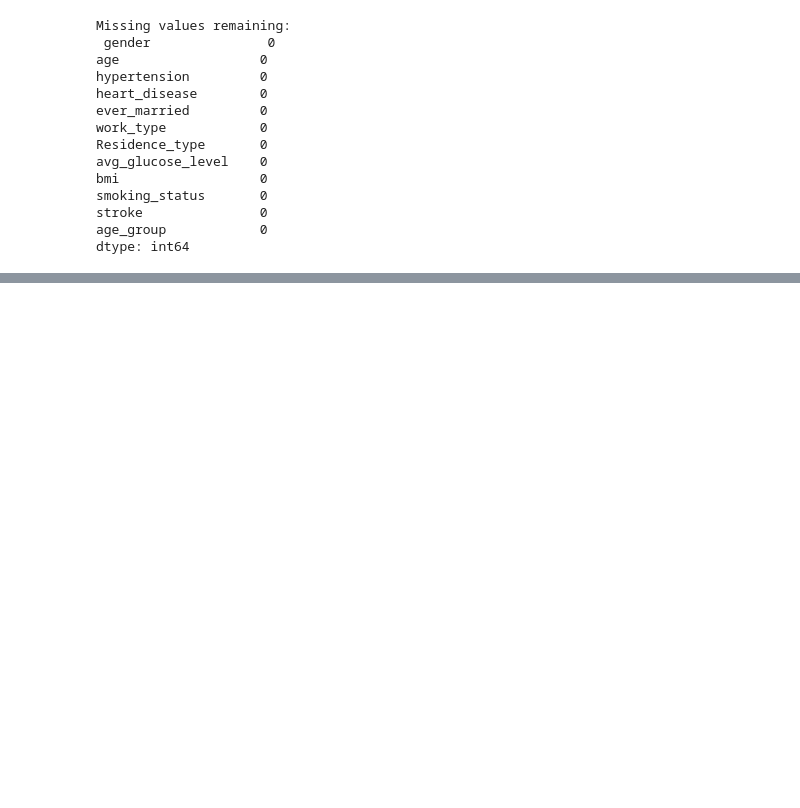
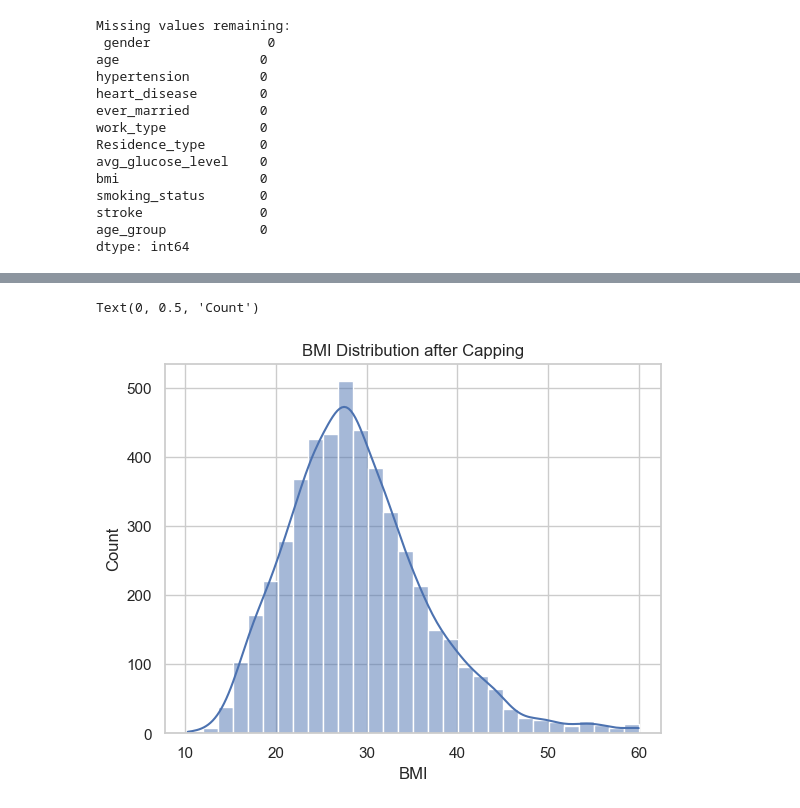
Before and after one commit to mazen4bs/stoke-prediction-machine-learning, a Jupyter notebook: stroke prediction/notebooks/stroke_analysis_phase1.ipynb, the cells around one changed output, grey strips where cells are left out. Cells and saved outputs as stored; diff of their text form; code cells hidden in the pictures; blank space fills up the shorter version.

```diff
--- a/stroke prediction/notebooks/stroke_analysis_phase1.ipynb
+++ b/stroke prediction/notebooks/stroke_analysis_phase1.ipynb
@@ -1001,0 +1055,9 @@ dtype: int64
+# %%
+df_clean = df_clean[df_clean['bmi'] >= 1]
+sns.histplot(df_clean['bmi'], kde=True, bins=30)
+plt.title('BMI Distribution after Capping')
+plt.xlabel('BMI')
+plt.ylabel('Count')
+# %% [output]
+Text(0, 0.5, 'Count')
+[figure, added]
```
Also changed, not shown: parts of 13 cells of this notebook, 20 other files.
